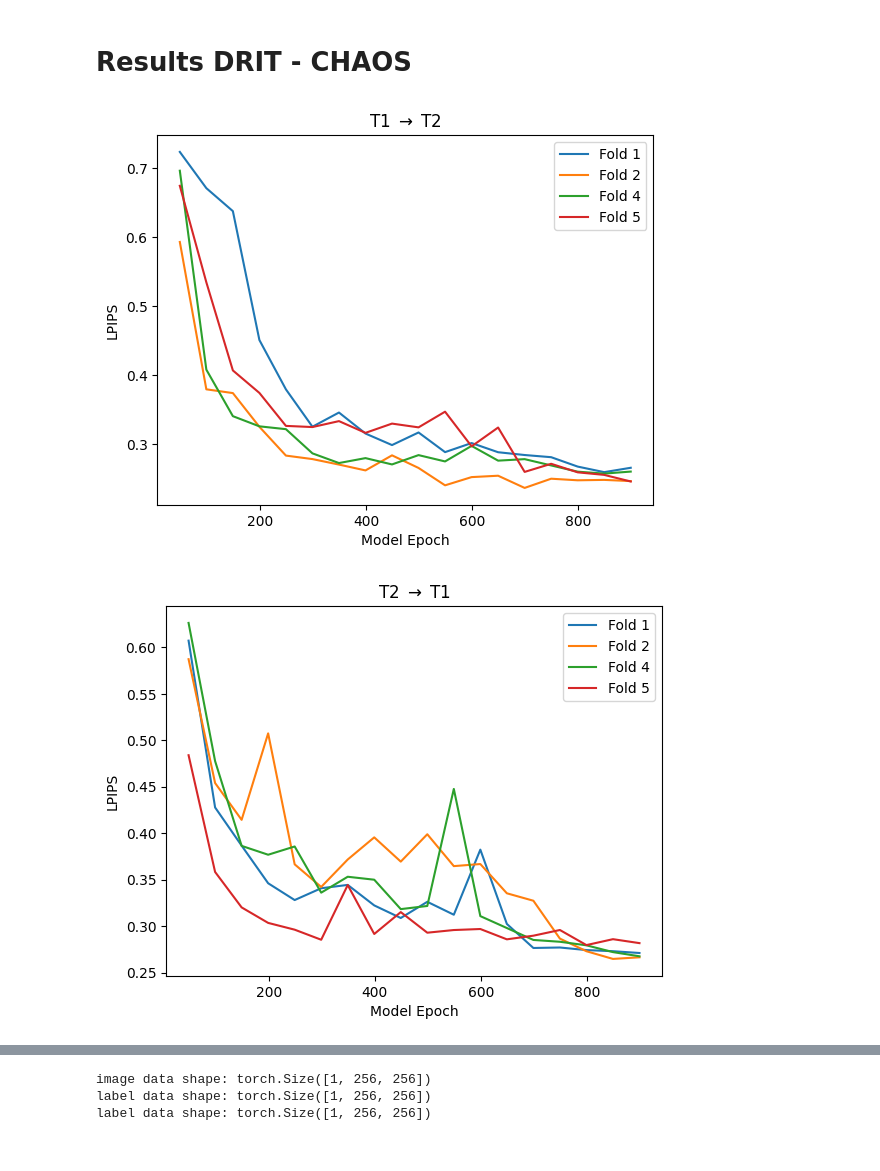
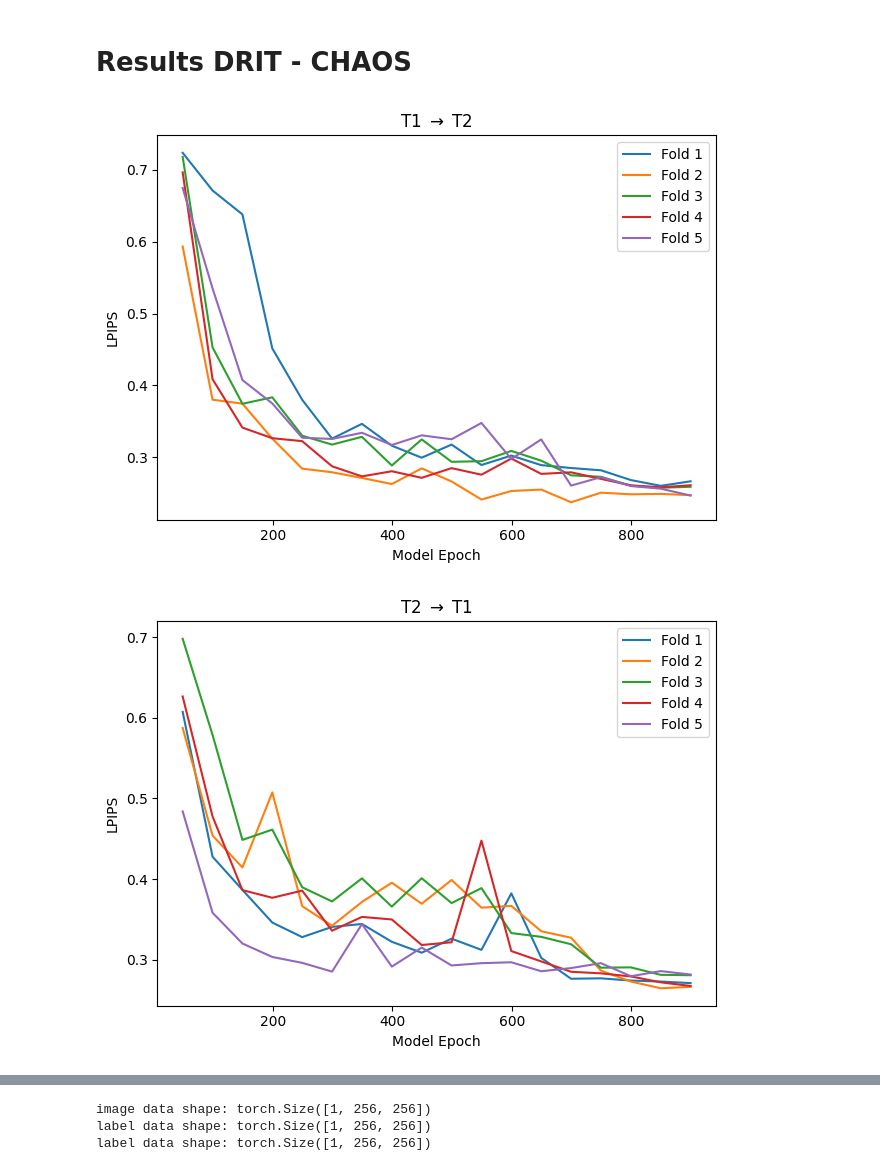
Before and after one commit to Trustworthy-AI-UU-NKI/Cross-Modal-Segmentation, a Jupyter notebook: results/vis_results_DRIT.ipynb, the cells around one changed output, grey strips where cells are left out. Drawn from its saved outputs; the diff is of its cells as text; code cells hidden in the pictures.

```diff
--- a/results/vis_results_DRIT.ipynb
+++ b/results/vis_results_DRIT.ipynb
@@ -202,45 +210,51 @@ label data shape: torch.Size([1, 256, 256])
 # %%
 lpips_T1_T2_0 = np.array([0.7239479422569275, 0.6714048385620117, 0.6381192803382874, 0.45131874084472656, 0.3798275291919708, 0.32569634914398193, 0.34624797105789185, 0.31580808758735657, 0.29909834265708923, 0.3173493444919586, 0.2888670861721039, 0.30202269554138184, 0.2887187898159027, 0.28468313813209534, 0.28152209520339966, 0.2679075002670288, 0.2598506212234497, 0.2661876380443573])
 lpips_T1_T2_1 = np.array([0.5934340357780457, 0.3798927366733551, 0.3744366765022278, 0.32557040452957153, 0.2838423550128937, 0.27878108620643616, 0.2708149552345276, 0.26236143708229065, 0.28420424461364746, 0.2659231424331665, 0.24074627459049225, 0.25266486406326294, 0.25466907024383545, 0.23698878288269043, 0.2503407597541809, 0.2480427622795105, 0.24862857162952423, 0.24689625203609467])
-lpips_T1_T2_2 = np.array([])
+lpips_T1_T2_2 = np.array([0.7181969881057739, 0.4527340829372406, 0.37423834204673767, 0.3831930160522461, 0.3297209143638611, 0.3173172175884247, 0.32815316319465637, 0.2882308065891266, 0.32451537251472473, 0.2933489978313446, 0.2942158281803131, 0.30850139260292053, 0.29491323232650757, 0.27452248334884644, 0.2724249064922333, 0.2600308656692505, 0.2571985721588135, 0.25856316089630127])
 lpips_T1_T2_3 = np.array([0.6966983079910278, 0.408389687538147, 0.3409857749938965, 0.32624685764312744, 0.3221331536769867, 0.28708288073539734, 0.27303892374038696, 0.2801882326602936, 0.27102726697921753, 0.2845401167869568, 0.27537277340888977, 0.29788732528686523, 0.2765195667743683, 0.27869558334350586, 0.26957178115844727, 0.2605334520339966, 0.2577548325061798, 0.26067474484443665])
 lpips_T1_T2_4 = np.array([0.6748584508895874, 0.5349544882774353, 0.40725868940353394, 0.3746643662452698, 0.3268844783306122, 0.3252025544643402, 0.33380404114723206, 0.3167937994003296, 0.3302133083343506, 0.324750691652298, 0.34747305512428284, 0.29726457595825195, 0.3245185613632202, 0.2602078318595886, 0.27195432782173157, 0.25957509875297546, 0.2558906674385071, 0.24628503620624542])
 
 lpips_T2_T1_0 = np.array([0.6073035597801208, 0.4277157187461853, 0.3866143226623535, 0.3460993468761444, 0.3280165493488312, 0.3407268524169922, 0.34431949257850647, 0.32224270701408386, 0.30868640542030334, 0.32612964510917664, 0.3122122883796692, 0.3822890520095825, 0.3023031949996948, 0.2764066457748413, 0.27692699432373047, 0.2741442918777466, 0.2729414403438568, 0.27101045846939087])
 lpips_T2_T1_1 = np.array([0.5873492956161499, 0.4539935886859894, 0.41437703371047974, 0.507463276386261, 0.36648210883140564, 0.3421115279197693, 0.37166813015937805, 0.3955044150352478, 0.3693963587284088, 0.39885079860687256, 0.36454734206199646, 0.36678260564804077, 0.3352935314178467, 0.32728397846221924, 0.28648707270622253, 0.2729083001613617, 0.264629602432251, 0.26637688279151917])
-lpips_T2_T1_2 = np.array([])
+lpips_T2_T1_2 = np.array([0.6979257464408875, 0.5787920951843262, 0.44856736063957214, 0.4613446593284607, 0.3898765742778778, 0.3722617030143738, 0.40088951587677, 0.36585739254951477, 0.40101999044418335, 0.3702734708786011, 0.3887816071510315, 0.33305859565734863, 0.32836923003196716, 0.31918612122535706, 0.2901277244091034, 0.2905144691467285, 0.2812647223472595, 0.2807804346084595])
 lpips_T2_T1_3 = np.array([0.6263899803161621, 0.4776439964771271, 0.38634195923805237, 0.3768084645271301, 0.3856956362724304, 0.33597490191459656, 0.3530978858470917, 0.34991225600242615, 0.3182537257671356, 0.32164353132247925, 0.4476519823074341, 0.3107163906097412, 0.2978907525539398, 0.2850560247898102, 0.28310537338256836, 0.2792865037918091, 0.27197420597076416, 0.267447292804718])
 lpips_T2_T1_4 = np.array([0.48394614458084106, 0.35826578736305237, 0.3201049864292145, 0.30341386795043945, 0.29611489176750183, 0.2852760851383209, 0.3441847264766693, 0.2914738953113556, 0.31504741311073303, 0.29286640882492065, 0.29573407769203186, 0.2968299090862274, 0.28571468591690063, 0.28964921832084656, 0.2957598567008972, 0.2795250713825226, 0.28588399291038513, 0.2816300690174103])
 
 x = np.array([49, 99, 149, 199, 249, 299, 349, 399, 449, 499, 549, 599, 649, 699, 749, 799, 849, 899])
 # %%
-plt.figure()
+fig = plt.figure()
 plt.title(r'T1 $\rightarrow$ T2')
 plt.ylabel("LPIPS")
 plt.xlabel('Model Epoch')
 plt.plot(x, lpips_T1_T2_0, label='Fold 1')
 plt.plot(x, lpips_T1_T2_1, label='Fold 2')
-# plt.plot(x, lpips_T1_T2_2, label='Fold 3')
+plt.plot(x, lpips_T1_T2_2, label='Fold 3')
 plt.plot(x, lpips_T1_T2_3, label='Fold 4')
 plt.plot(x, lpips_T1_T2_4, label='Fold 5')
 plt.legend()
+plt.tight_layout()
+plt.savefig(f'DRIT_T1_T2.pdf', format='pdf', bbox_inches='tight')
 plt.show()
+plt.close(fig)
 # %% [output]
-[figure, old version]
+[figure, new version]
 # %%
-plt.figure()
+fig = plt.figure()
 plt.title(r'T2 $\rightarrow$ T1')
 plt.ylabel("LPIPS")
 plt.xlabel('Model Epoch')
 plt.plot(x, lpips_T2_T1_0, label='Fold 1')
 plt.plot(x, lpips_T2_T1_1, label='Fold 2')
-# plt.plot(x, lpips_T2_T1_2, label='Fold 3')
+plt.plot(x, lpips_T2_T1_2, label='Fold 3')
 plt.plot(x, lpips_T2_T1_3, label='Fold 4')
 plt.plot(x, lpips_T2_T1_4, label='Fold 5')
 plt.legend()
+plt.tight_layout()
+plt.savefig(f'DRIT_T2_T1.pdf', format='pdf', bbox_inches='tight')
 plt.show()
+plt.close(fig)
 # %% [output]
-[figure, old version]
+[figure, new version]
 # %%
 index_min_lpips_T1_T2_0 = np.argmin(lpips_T1_T2_0)
 index_min_lpips_T2_T1_0 = np.argmin(lpips_T2_T1_0)
```
Also changed, not shown: parts of 5 cells of this notebook, 46 other files.
